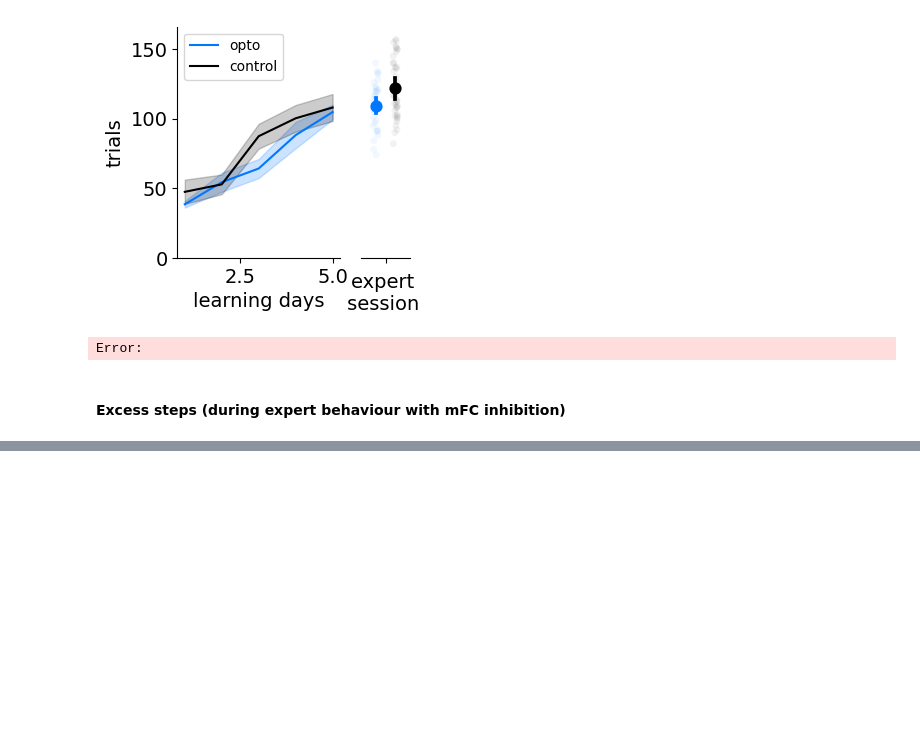
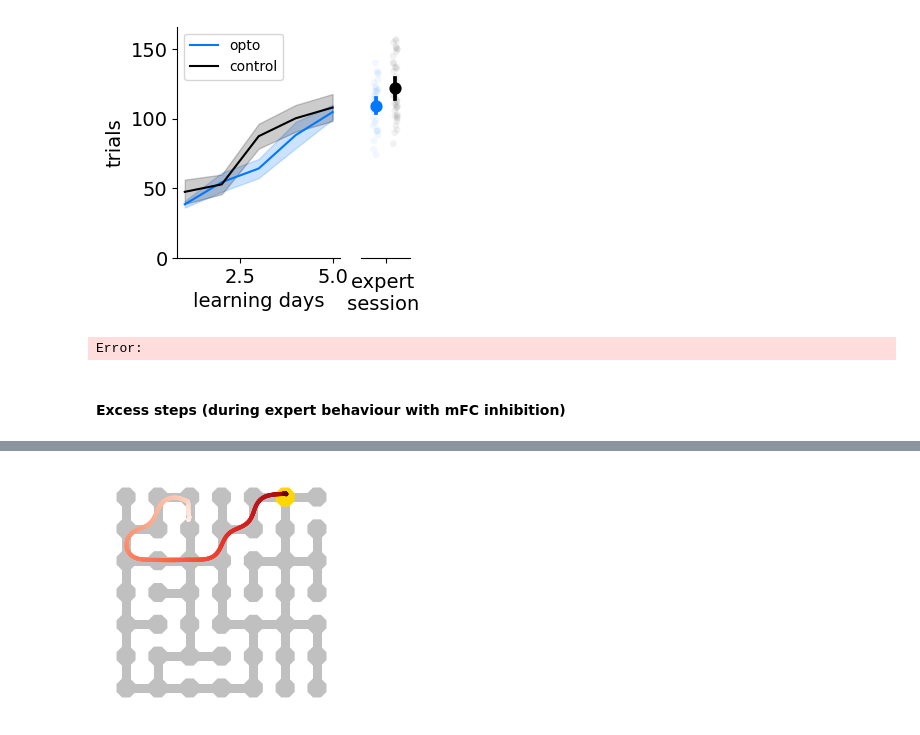
Before and after one commit to peterdoohan/goalNav_mFC-opto3, a Jupyter notebook: code/Notebooks/performance_metrics.ipynb, the cells around one changed output, grey strips where cells are left out. Saved outputs shown, nothing was run; the diff lists cells and outputs as text; code cells hidden in the pictures; blank space fills up the shorter version.

```diff
--- a/code/Notebooks/performance_metrics.ipynb
+++ b/code/Notebooks/performance_metrics.ipynb
@@ -103,0 +107,6 @@ es.plot_random_effects_summary(
+# %%
+session = gs.get_maze_sessions(subject_IDs=["mFC-opto_23"], maze_names=["maze_2"], days_on_maze=[8])[0]
+# %%
+tp.plot_fancy_trial_trajectory(session, trial=27)
+# %% [output]
+[figure, added]
```
Also changed, not shown: parts of 8 cells of this notebook, 1 other file.
